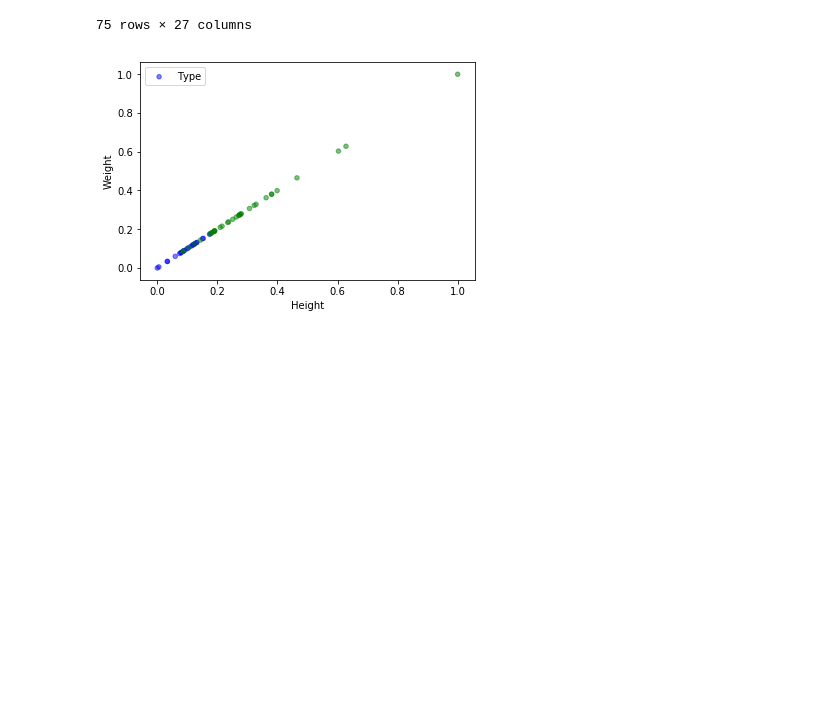
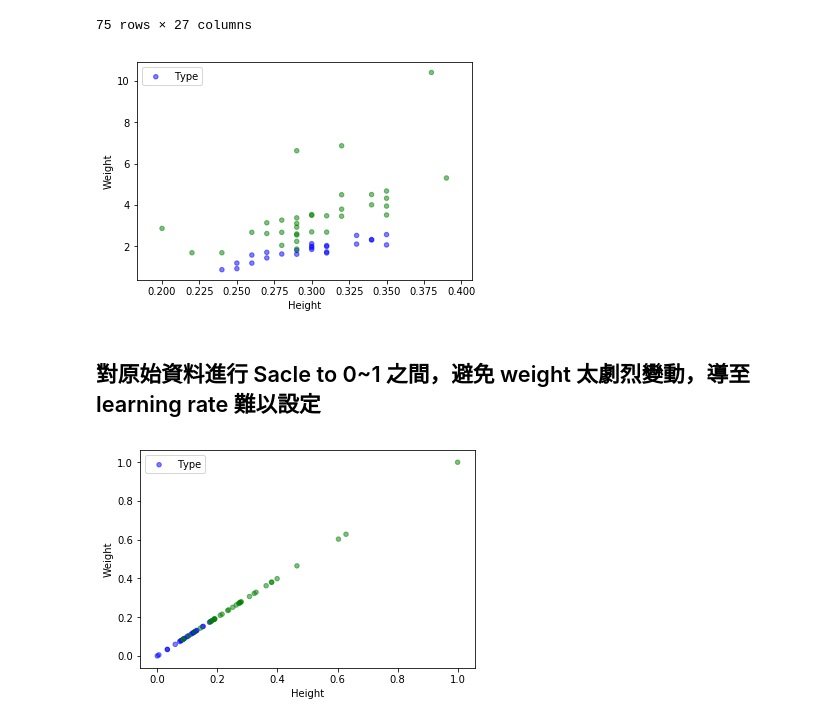
Before and after one commit to kenttw/deeplearning_homework, a Jupyter notebook: LogisticRegression.ipynb, the cells around one changed output. Saved outputs shown, nothing was run; the diff lists cells and outputs as text; code cells hidden in the pictures; blank space fills up the shorter version.

```diff
--- a/LogisticRegression.ipynb
+++ b/LogisticRegression.ipynb
@@ -41,6 +42,19 @@ y = [ 1 if i  else 0  for i in y.tolist()]
 
 f1 = np.array(f1)
 f2 = np.array(f2)
+# %%
+c = [ 'g' if i==1 else 'b' for i in y ]
+
+plt.scatter(f1, f2, 20, c=c, alpha=0.5,
+            label="Type")
+plt.xlabel("Height")
+plt.ylabel("Weight")
+plt.legend(loc=2)
+plt.show()
+# %% [output]
+[figure, added]
+# %% [markdown]
+## 對原始資料進行 Sacle to 0~1 之間，避免 weight 太劇烈變動，導至 learning rate 難以設定
 # %%
 from sklearn.preprocessing import scale,MinMaxScaler
 scaler1 = MinMaxScaler()
```
Also changed, not shown: parts of 8 cells of this notebook.
